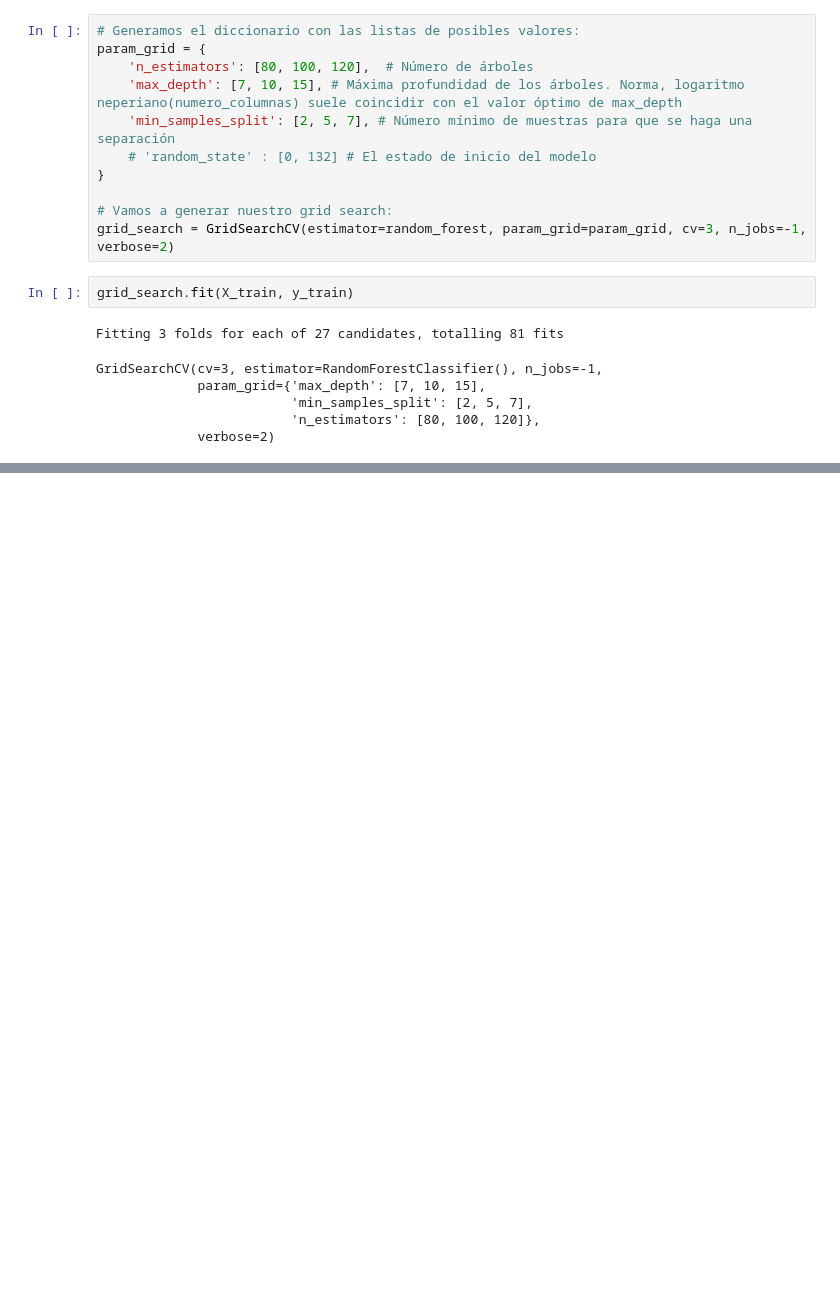
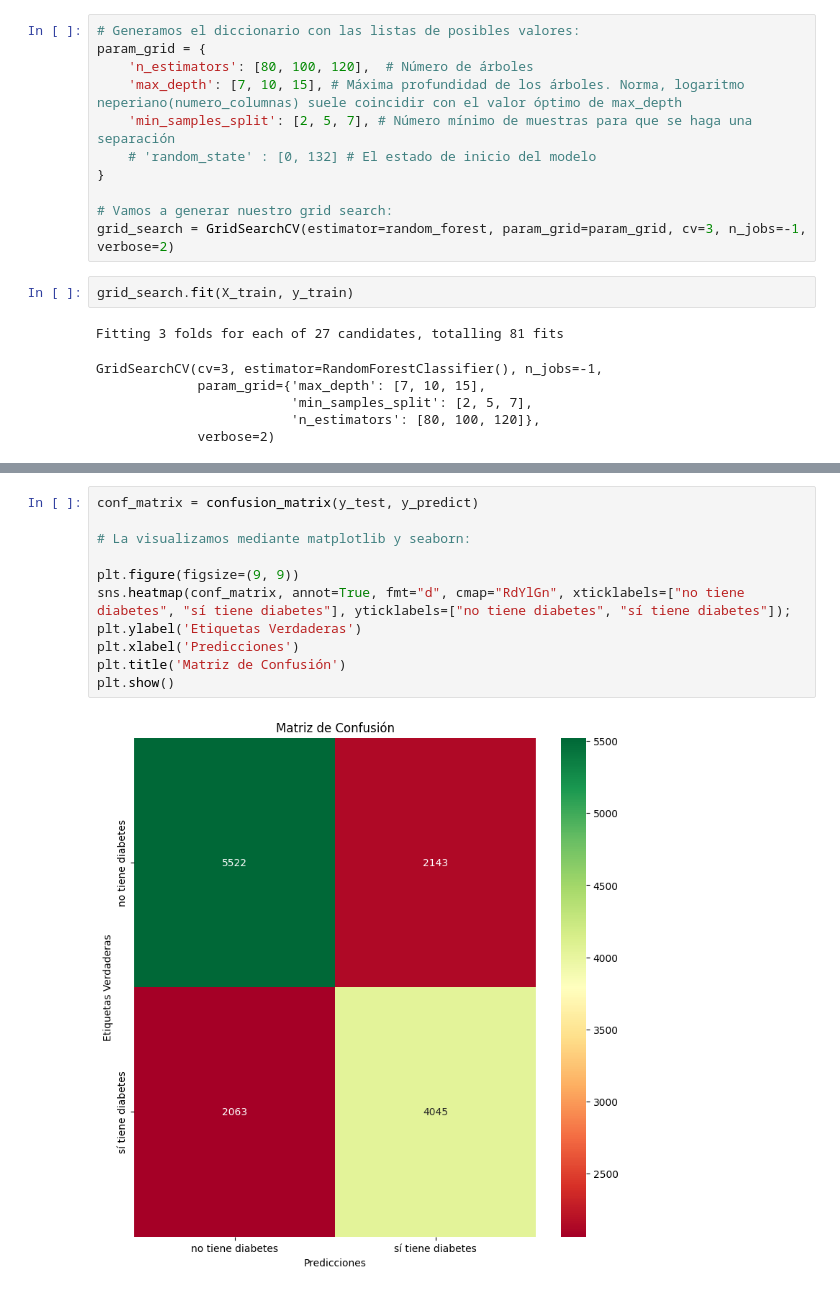
Before and after one commit to Garcialejan/Data-Science-with-Python, a Jupyter notebook: Projects/Machine_learning/Classification/Classification_advanced_exec.ipynb, the cells around one changed output, grey strips where cells are left out. Drawn from its saved outputs; the diff is of its cells as text; blank space fills up the shorter version.

```diff
--- a/Projects/Machine_learning/Classification/Classification_advanced_exec.ipynb
+++ b/Projects/Machine_learning/Classification/Classification_advanced_exec.ipynb
@@ -289,0 +461,13 @@ memory usage: 11.9 MB
+# %%
+conf_matrix = confusion_matrix(y_test, y_predict)
+
+# La visualizamos mediante matplotlib y seaborn:
+
+plt.figure(figsize=(9, 9))
+sns.heatmap(conf_matrix, annot=True, fmt="d", cmap="RdYlGn", xticklabels=["no tiene diabetes", "sí tiene diabetes"], yticklabels=["no tiene diabetes", "sí tiene diabetes"]);
+plt.ylabel('Etiquetas Verdaderas')
+plt.xlabel('Predicciones')
+plt.title('Matriz de Confusión')
+plt.show()
+# %% [output]
+[figure, added]
```
Also changed, not shown: parts of 44 cells of this notebook.
